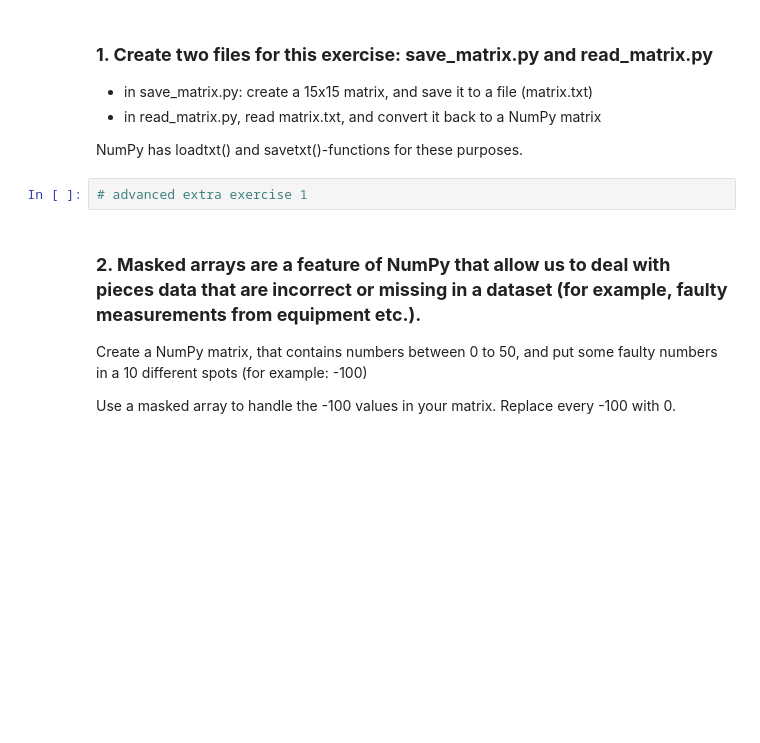
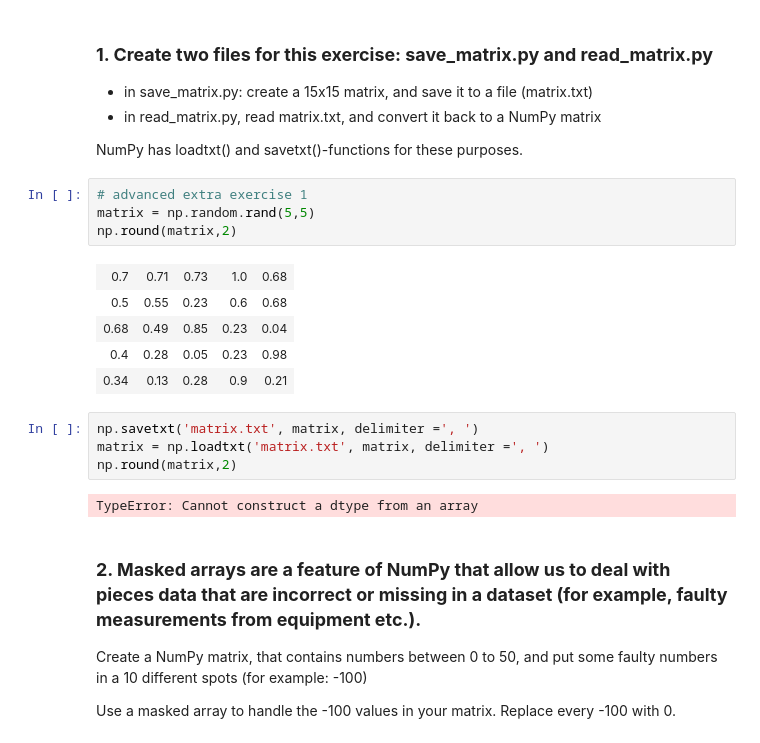
Before and after one commit to jehuhta/Intro_Data_Analytics_Huhta_Jeremy_Spring2025, a Jupyter notebook: DataAnalyticsExerciseSet1.ipynb, the cells around one changed output. Saved outputs shown, nothing was run; the diff lists cells and outputs as text; blank space fills up the shorter version.

```diff
--- a/DataAnalyticsExerciseSet1.ipynb
+++ b/DataAnalyticsExerciseSet1.ipynb
@@ -730,6 +730,20 @@ int(sum_all)
 NumPy has loadtxt() and savetxt()-functions for these purposes.
 # %%
 # advanced extra exercise 1
+matrix = np.random.rand(5,5)
+np.round(matrix,2)
+# %% [output]
+| 0.7 | 0.71 | 0.73 | 1.0 | 0.68 |
+| 0.5 | 0.55 | 0.23 | 0.6 | 0.68 |
+| 0.68 | 0.49 | 0.85 | 0.23 | 0.04 |
+| 0.4 | 0.28 | 0.05 | 0.23 | 0.98 |
+| 0.34 | 0.13 | 0.28 | 0.9 | 0.21 |
+# %%
+np.savetxt('matrix.txt', matrix, delimiter =', ')
+matrix = np.loadtxt('matrix.txt', matrix, delimiter =', ')
+np.round(matrix,2)
+# %% [output]
+TypeError: Cannot construct a dtype from an array
 # %% [markdown]
 <h3><b>2. Masked arrays are a feature of NumPy that allow us to deal with pieces data that are incorrect or missing in a dataset (for example, faulty measurements from equipment etc.).</b></h3>
 
```
Also changed, not shown: parts of 2 cells of this notebook, 1 other file.
